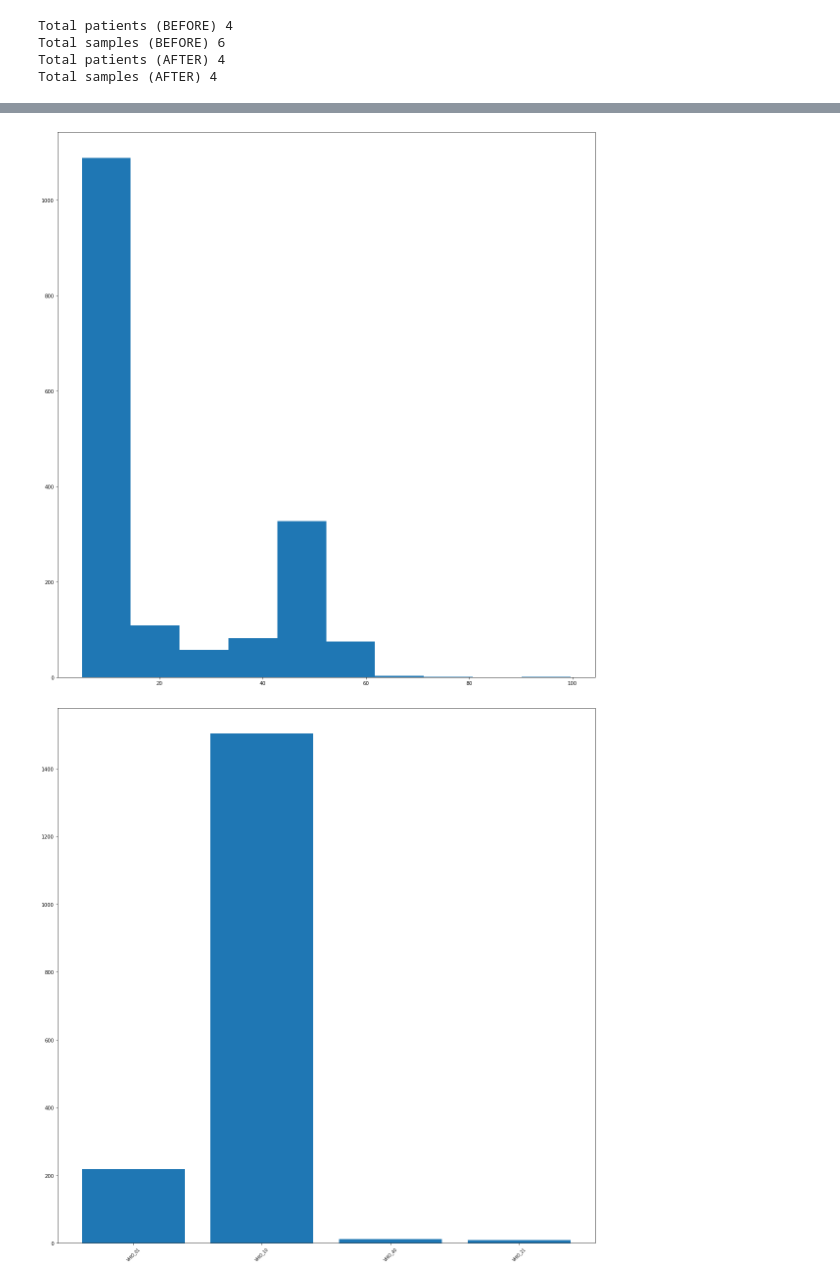
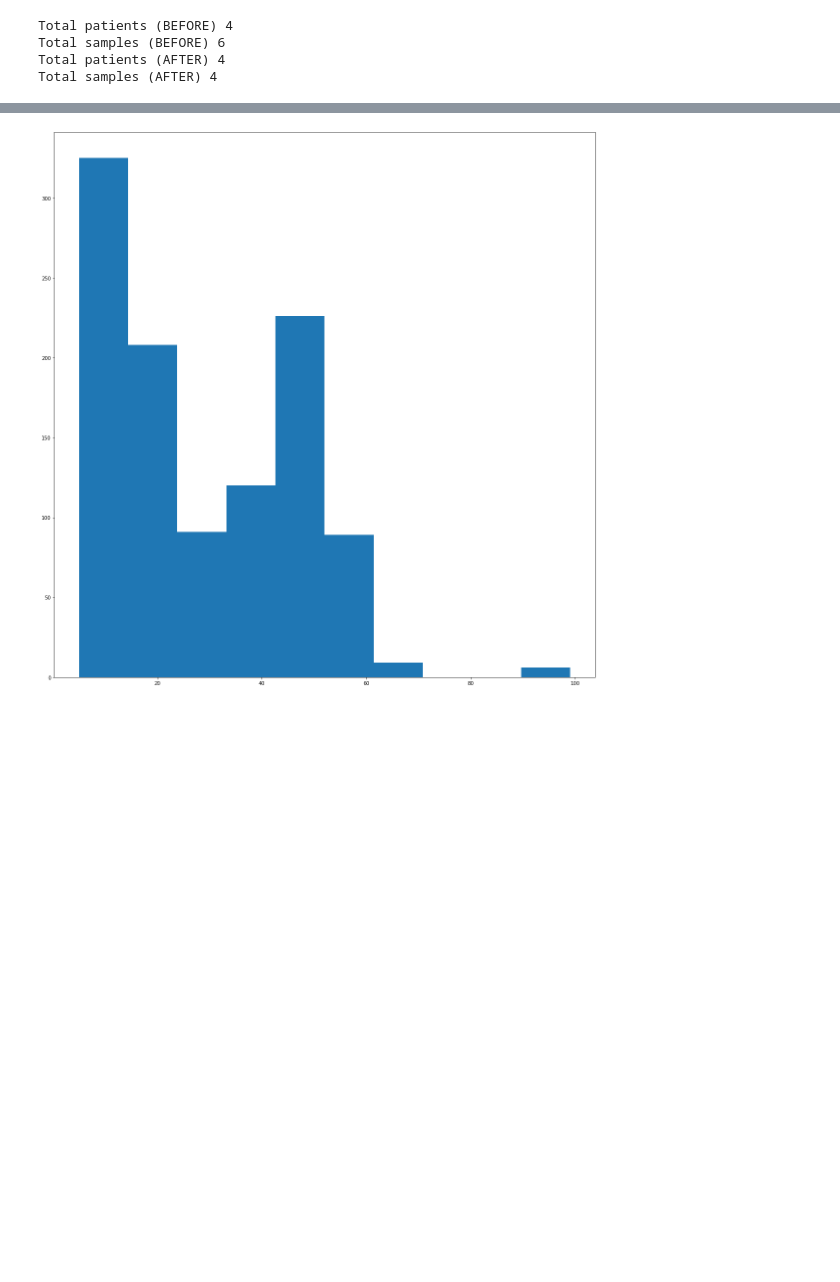
Before and after one commit to jfnavarro/scitron, a Jupyter notebook: analysis_before_after.ipynb, the cells around one changed output, grey strips where cells are left out. Cells and saved outputs as stored; diff of their text form; code cells hidden in the pictures; blank space fills up the shorter version.

```diff
--- a/analysis_before_after.ipynb
+++ b/analysis_before_after.ipynb
@@ -3,13 +3,13 @@ import pandas as pd
 
 mutations = pd.read_csv('../analysis/merged_variants_anno_vaf_filtered.txt', sep="\t",
                         header=0, index_col=0, low_memory=False)
-metasamples = pd.read_excel('../Metadata2.xlsx')
+metasamples = pd.read_excel('../Metadata3.xlsx')
 # %%
 # Keep only samples that are tumor-normal pair and labeled as included
-df = metasamples[(metasamples['INCLUDED'] == "Y")
-                 & (metasamples['TUMOR_ONLY'] == "No")
-                 & (metasamples['SAMPLE_TYPE'] != "gDNA")
-                 & (metasamples['VAR1'].notnull()),
+df = metasamples.loc[(metasamples['INCLUDED'] == "Y")
+                     & (metasamples['TUMOR_ONLY'] == "No")
+                     & (metasamples['SAMPLE_TYPE'] != "gDNA")
+                     & (metasamples['VAR1'].notnull()),
                      ['PATIENT_ID', 'SAMPLE_ID']]
 metasamples.index = metasamples['SAMPLE_ID']
 meta_filtered = metasamples.reindex(df['SAMPLE_ID'].tolist())
@@ -158,33 +140,16 @@ with open('../analysis/analysis_before_after/AFTER/genes_table.txt', 'w') as f:
 # %%
 import seaborn as sns
 import numpy as np
 import matplotlib.pyplot as plt
 
 records = [y for x in mutations_seen_AFTER.values() for y in x]
 cum_vaf_values = [x[1] for x in records]
 mutations_per_patient = Counter([y for x in records for y in x[3]])
 mutations_per_sample = Counter([y.split('-')[0] for x in records for y in x[2]])
 
 fig, ax = plt.subplots(figsize=(16,16))
 ax.hist(cum_vaf_values, bins=10, density=False)
 fig.tight_layout()
 fig.savefig('../analysis/analysis_before_after/AFTER/cum_vaf_dist.png')
-
-fig, ax = plt.subplots(figsize=(16,16))
-ax.bar(mutations_per_patient.keys(), [int(x) for x in mutations_per_patient.values()])
-ax.set_xticklabels(mutations_per_patient.keys(), fontsize=8, rotation=45)
-fig.tight_layout()
-fig.savefig('../analysis/analysis_before_after/AFTER/mutations_per_patient.png')
-
-fig, ax = plt.subplots(figsize=(16,16))
-keys = list(mutations_per_sample.keys())
-values = [int(x) for x in mutations_per_sample.values()]
-idx = np.asarray([i for i in range(len(keys))])
-ax.bar(idx, values)
-ax.set_xticks(idx)
-ax.set_xticklabels(keys, rotation=65, fontsize=8)
-fig.tight_layout()
-fig.savefig('../analysis/analysis_before_after/AFTER/mutations_per_sample.png')
 # %% [output]
-[figure, old version]
+[figure, new version]
-[figure, removed]
```
Also changed, not shown: parts of 2 cells of this notebook, 10 other files.
